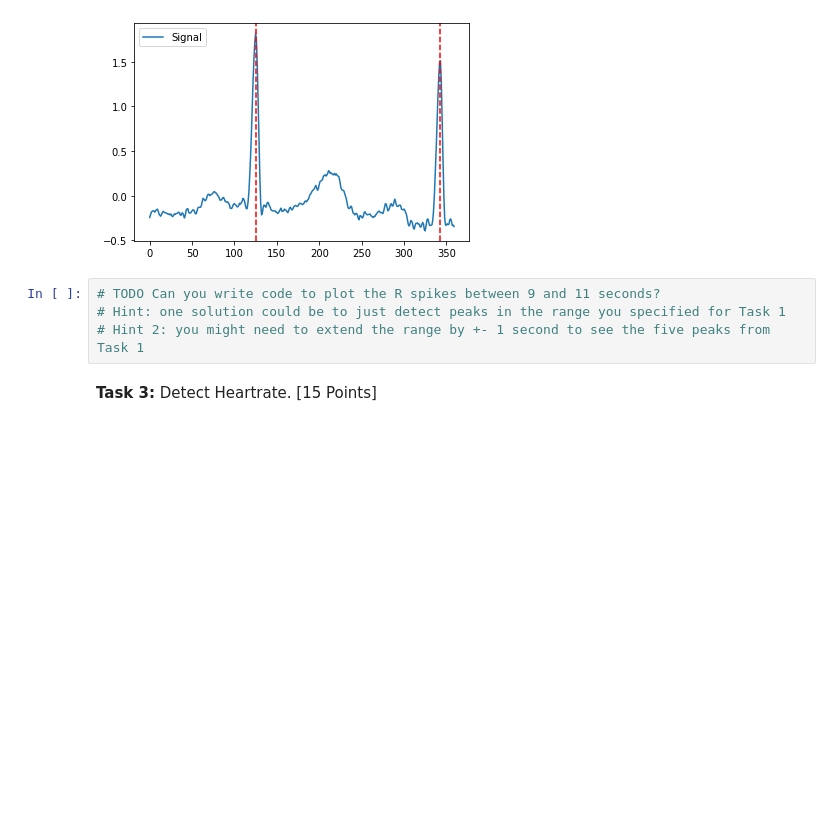
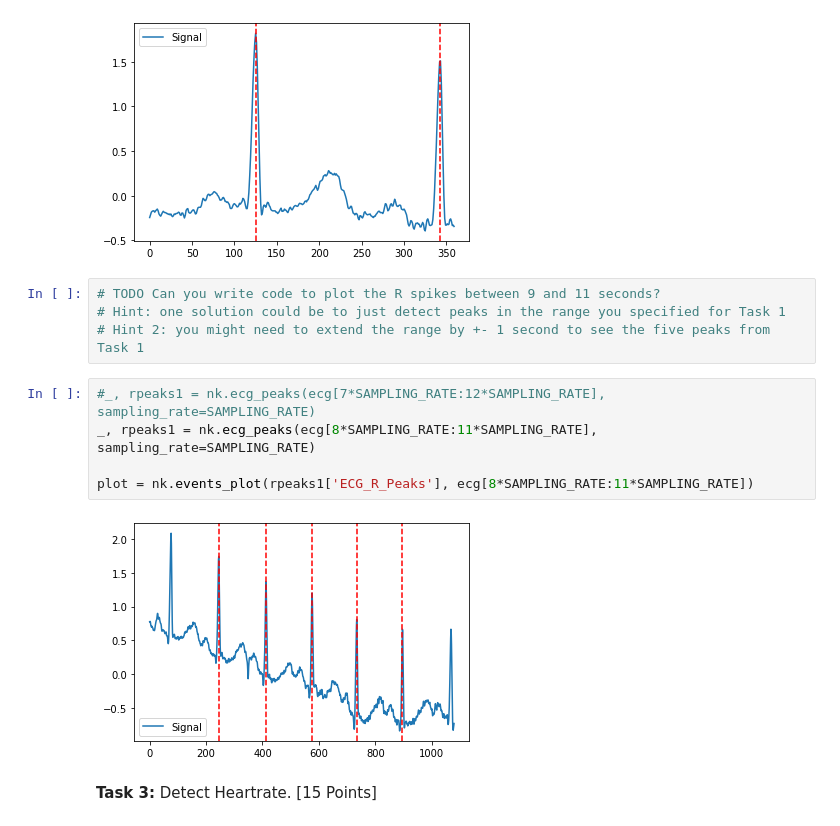
Before and after one commit to bostongfx/cs480student, a Jupyter notebook: 01/Copy_of_CS480_Assignment_1.ipynb, the cells around one changed output. Drawn from its saved outputs; the diff is of its cells as text; blank space fills up the shorter version.

```diff
--- a/01/Copy_of_CS480_Assignment_1.ipynb
+++ b/01/Copy_of_CS480_Assignment_1.ipynb
@@ -59,6 +140,13 @@ plot = nk.events_plot(rpeaks['ECG_R_Peaks'][0:2], ecg[0:SAMPLING_RATE])
 # TODO Can you write code to plot the R spikes between 9 and 11 seconds?
 # Hint: one solution could be to just detect peaks in the range you specified for Task 1
 # Hint 2: you might need to extend the range by +- 1 second to see the five peaks from Task 1
+# %%
+#_, rpeaks1 = nk.ecg_peaks(ecg[7*SAMPLING_RATE:12*SAMPLING_RATE], sampling_rate=SAMPLING_RATE)
+_, rpeaks1 = nk.ecg_peaks(ecg[8*SAMPLING_RATE:11*SAMPLING_RATE], sampling_rate=SAMPLING_RATE)
+
+plot = nk.events_plot(rpeaks1['ECG_R_Peaks'], ecg[8*SAMPLING_RATE:11*SAMPLING_RATE])
+# %% [output]
+[figure, added]
 # %% [markdown]
 **Task 3:** Detect Heartrate. [15 Points]
 # %%
```
Also changed, not shown: parts of 24 cells of this notebook.
